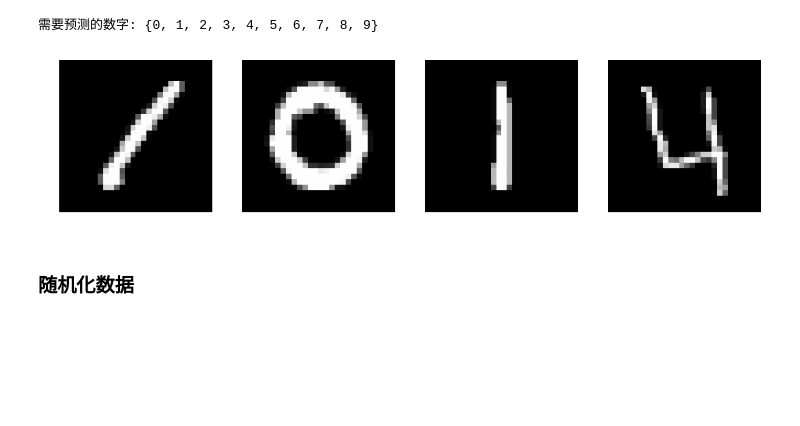
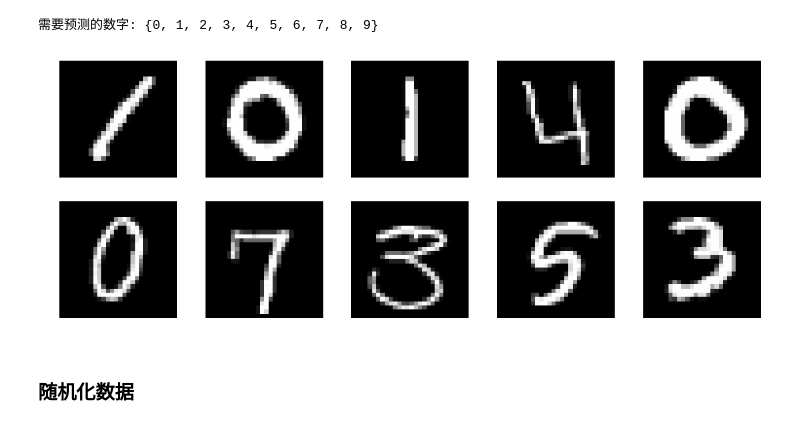
Before and after one commit to CoderSLZhang/Kaggle_Digit_Recognizer, a Jupyter notebook: Fineturn_Resnet50.ipynb, the cells around one changed output. Saved outputs shown, nothing was run; the diff lists cells and outputs as text; code cells hidden in the pictures; blank space fills up the shorter version.

```diff
--- a/Fineturn_Resnet50.ipynb
+++ b/Fineturn_Resnet50.ipynb
@@ -70,14 +70,14 @@ print('需要预测的数字:', set(np.squeeze(total_Y).tolist()))
 # %% [output]
 需要预测的数字: {0, 1, 2, 3, 4, 5, 6, 7, 8, 9}
 # %%
-plt.figure(figsize=(16, 16))
+plt.figure(figsize=(16, 6))
 plt.rcParams['image.cmap'] = 'gray'
-for i in range(4):
-    plt.subplot(1, 4, i+1)
+for i in range(10):
+    plt.subplot(2, 5, i+1)
     plt.imshow(total_X[i, :, :, 0])
     plt.axis('off')
 # %% [output]
-[figure, old version]
+[figure, new version]
 # %% [markdown]
 ### 随机化数据
 # %%
```
Also changed, not shown: parts of 4 cells of this notebook, 2 other files.
